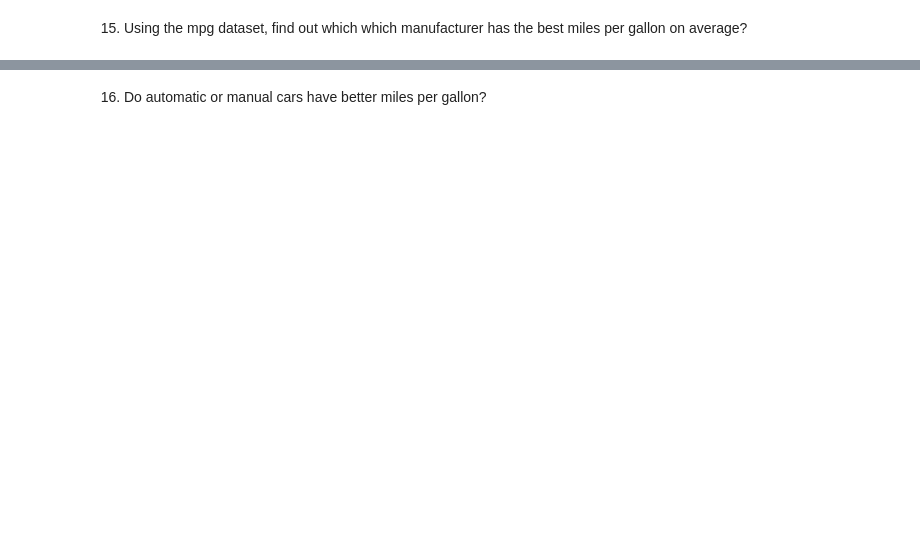
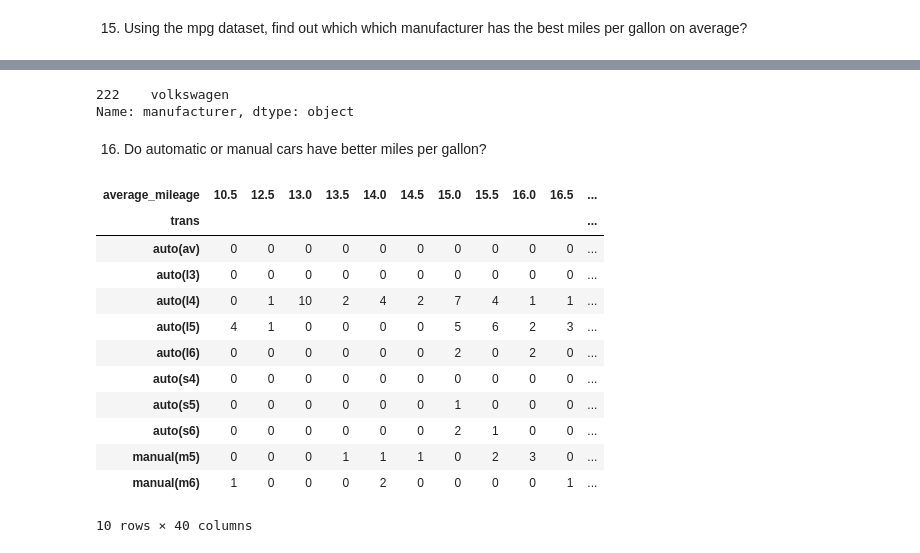
Before and after one commit to Msalazar2/numpy-pandas-visualization-exercises, a Jupyter notebook: advanced_dataframes.ipynb, the cells around one changed output, grey strips where cells are left out. Drawn from its saved outputs; the diff is of its cells as text; code cells hidden in the pictures; blank space fills up the shorter version.

```diff
--- a/advanced_dataframes.ipynb
+++ b/advanced_dataframes.ipynb
@@ -194,2 +382,23 @@ users.merge(roles, how='right')
+# %%
+mpg.manufacturer[mpg.average_mileage == mpg.average_mileage.max()]
+# %% [output]
+222    volkswagen
+Name: manufacturer, dtype: object
 # %% [markdown]
 16. Do automatic or manual cars have better miles per gallon?
+# %%
+pd.crosstab(mpg.trans, mpg.average_mileage)
+# %% [output]
+| average_mileage | 10.5 | 12.5 | 13.0 | 13.5 | 14.0 | 14.5 | 15.0 | 15.5 | 16.0 | 16.5 | ... |
+| trans |  |  |  |  |  |  |  |  |  |  | ... |
+| auto(av) | 0 | 0 | 0 | 0 | 0 | 0 | 0 | 0 | 0 | 0 | ... |
+| auto(l3) | 0 | 0 | 0 | 0 | 0 | 0 | 0 | 0 | 0 | 0 | ... |
+| auto(l4) | 0 | 1 | 10 | 2 | 4 | 2 | 7 | 4 | 1 | 1 | ... |
+| auto(l5) | 4 | 1 | 0 | 0 | 0 | 0 | 5 | 6 | 2 | 3 | ... |
+| auto(l6) | 0 | 0 | 0 | 0 | 0 | 0 | 2 | 0 | 2 | 0 | ... |
+| auto(s4) | 0 | 0 | 0 | 0 | 0 | 0 | 0 | 0 | 0 | 0 | ... |
+| auto(s5) | 0 | 0 | 0 | 0 | 0 | 0 | 1 | 0 | 0 | 0 | ... |
+| auto(s6) | 0 | 0 | 0 | 0 | 0 | 0 | 2 | 1 | 0 | 0 | ... |
+| manual(m5) | 0 | 0 | 0 | 1 | 1 | 1 | 0 | 2 | 3 | 0 | ... |
+| manual(m6) | 1 | 0 | 0 | 0 | 2 | 0 | 0 | 0 | 0 | 1 | ... |
+10 rows × 40 columns
```
Also changed, not shown: parts of 44 cells of this notebook, 1 other file.
